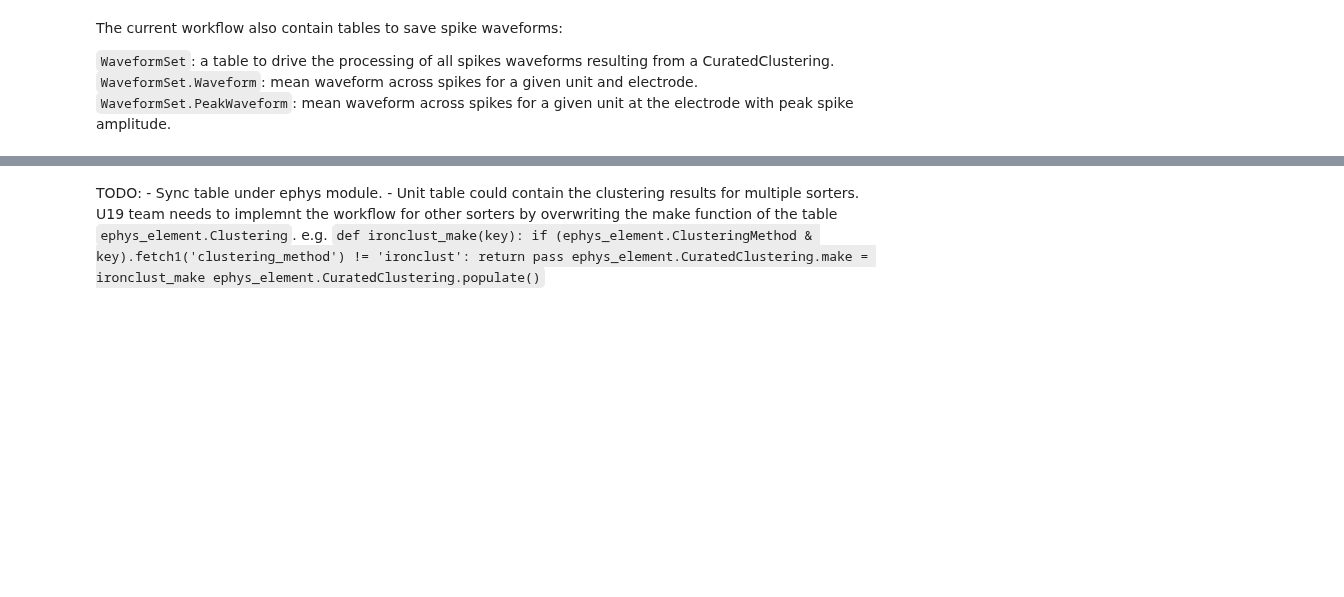
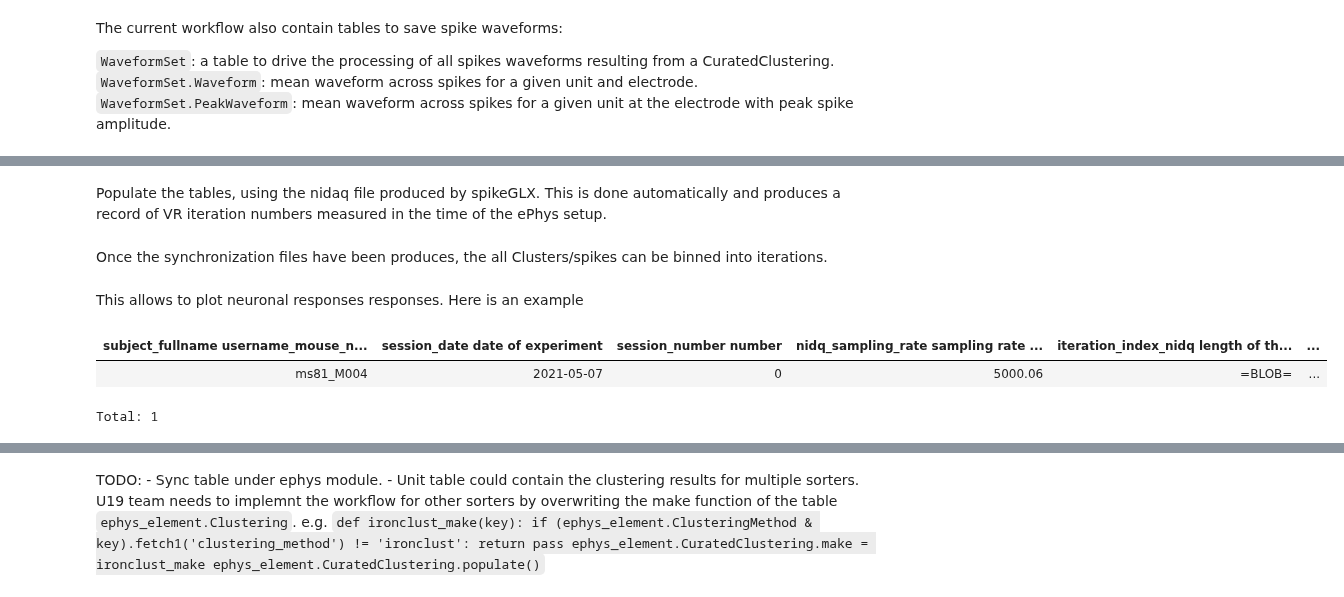
Before and after one commit to BrainCOGS/U19-pipeline-python, a Jupyter notebook: notebooks/ephys_element/02-process-ephys-workflow.ipynb, the cells around one changed output, grey strips where cells are left out. Cells and saved outputs as stored; diff of their text form; code cells hidden in the pictures; blank space fills up the shorter version.

```diff
--- a/notebooks/ephys_element/02-process-ephys-workflow.ipynb
+++ b/notebooks/ephys_element/02-process-ephys-workflow.ipynb
@@ -397,0 +297,2 @@ ephys_element.WaveformSet.populate(display_progress=True)
+# %% [markdown]
+Populate the tables, using the nidaq file produced by spikeGLX. This is done automatically and produces a record of VR iteration numbers measured in the time of the ePhys setup.
@@ -397,0 +301,2 @@ ephys_element.WaveformSet.populate(display_progress=True)
+# %% [markdown]
+Once the synchronization files have been produces, the all Clusters/spikes can be binned into iterations.
@@ -397,0 +305,10 @@ ephys_element.WaveformSet.populate(display_progress=True)
+# %% [markdown]
+This allows to plot neuronal responses responses. Here is an example
+# %%
+key = {"subject_fullname": "ms81_M004", "insertion_number": 0, "session_date": '2021-05-07', 'curation_id': 1}
+
+ephys.BehaviorSync() & key
+# %% [output]
+| subject_fullname username_mouse_n... | session_date date of experiment | session_number number | nidq_sampling_rate sampling rate ... | iteration_index_nidq length of th... | ... |
+| ms81_M004 | 2021-05-07 | 0 | 5000.06 | =BLOB= | ... |
+Total: 1
```
Also changed, not shown: parts of 39 cells of this notebook, 2 other files.
